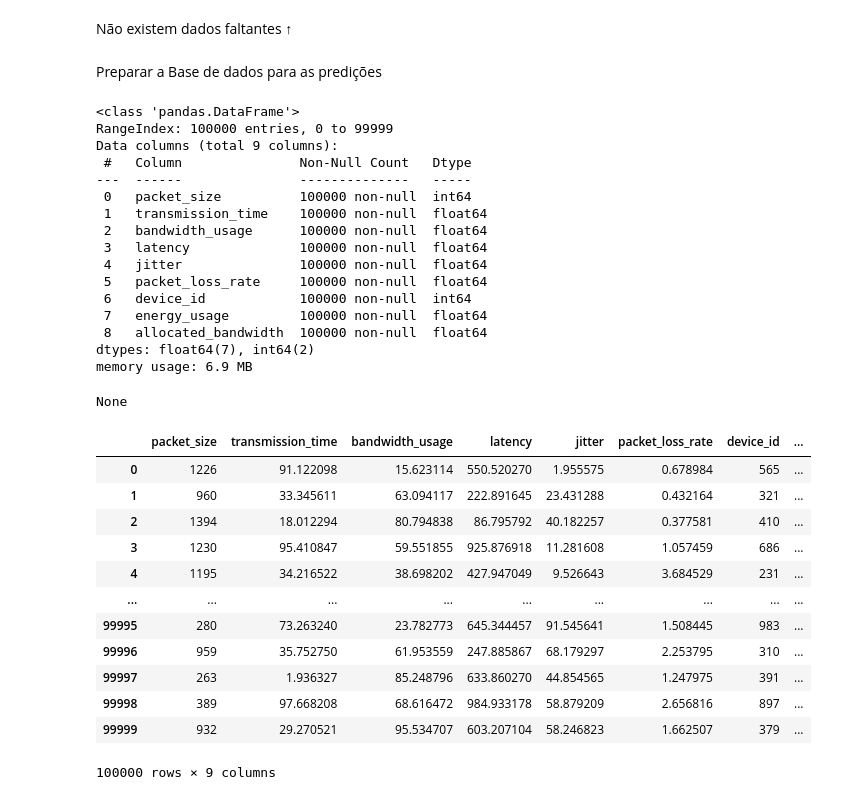
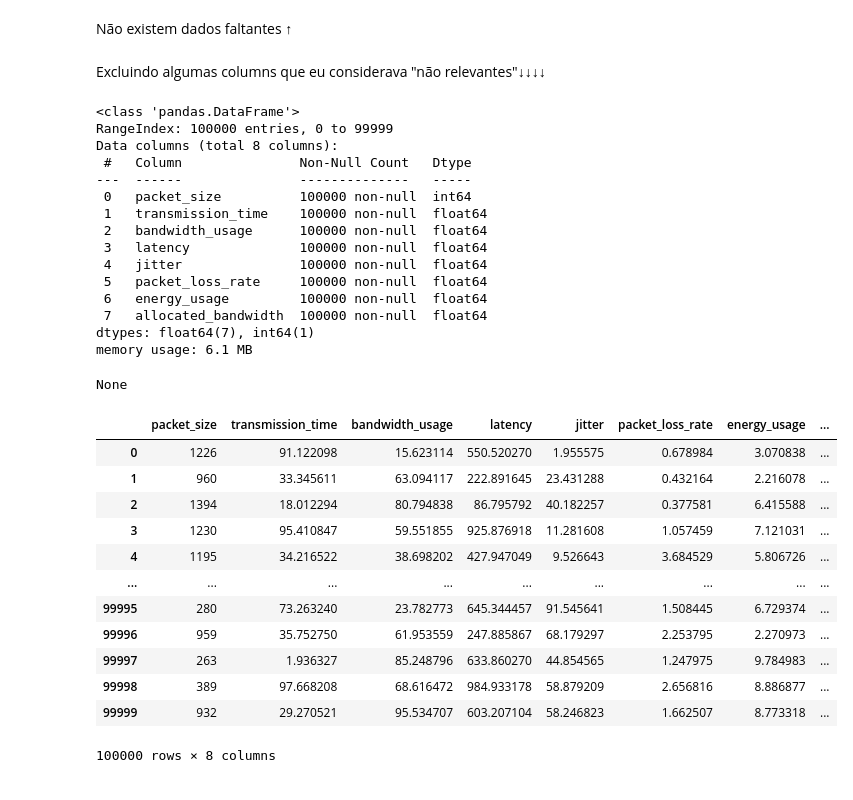
Before and after one commit to JB-2612/desafio.clara, a Jupyter notebook: desafio.ipynb, the cells around one changed output. Drawn from its saved outputs; the diff is of its cells as text; code cells hidden in the pictures.

```diff
--- a/desafio.ipynb
+++ b/desafio.ipynb
@@ -24,40 +25,39 @@ dtype: float64
 # %% [markdown]
 Não existem dados faltantes ↑
 # %% [markdown]
-Preparar a Base de dados para as predições
+Excluindo algumas columns que eu considerava "não relevantes"↓↓↓↓
 # %%
 tabela = pd.read_csv("Iot_Network_data.csv")
-tabela = tabela.drop(columns=["protocol_type", "device_type"])
+tabela = tabela.drop(columns=["protocol_type", "device_type", "device_id"])
 display(tabela.info())
 display(tabela)
 # %% [output]
 <class 'pandas.DataFrame'>
 RangeIndex: 100000 entries, 0 to 99999
-Data columns (total 9 columns):
+Data columns (total 8 columns):
  #   Column               Non-Null Count   Dtype
 ---  ------               --------------   -----
  0   packet_size          100000 non-null  int64
  1   transmission_time    100000 non-null  float64
  2   bandwidth_usage      100000 non-null  float64
  3   latency              100000 non-null  float64
  4   jitter               100000 non-null  float64
  5   packet_loss_rate     100000 non-null  float64
- 6   device_id            100000 non-null  int64
- 7   energy_usage         100000 non-null  float64
- 8   allocated_bandwidth  100000 non-null  float64
-dtypes: float64(7), int64(2)
-memory usage: 6.9 MB
+ 6   energy_usage         100000 non-null  float64
+ 7   allocated_bandwidth  100000 non-null  float64
+dtypes: float64(7), int64(1)
+memory usage: 6.1 MB
 None
-|  | packet_size | transmission_time | bandwidth_usage | latency | jitter | packet_loss_rate | device_id | ... |
-| 0 | 1226 | 91.122098 | 15.623114 | 550.520270 | 1.955575 | 0.678984 | 565 | ... |
-| 1 | 960 | 33.345611 | 63.094117 | 222.891645 | 23.431288 | 0.432164 | 321 | ... |
-| 2 | 1394 | 18.012294 | 80.794838 | 86.795792 | 40.182257 | 0.377581 | 410 | ... |
-| 3 | 1230 | 95.410847 | 59.551855 | 925.876918 | 11.281608 | 1.057459 | 686 | ... |
-| 4 | 1195 | 34.216522 | 38.698202 | 427.947049 | 9.526643 | 3.684529 | 231 | ... |
+|  | packet_size | transmission_time | bandwidth_usage | latency | jitter | packet_loss_rate | energy_usage | ... |
+| 0 | 1226 | 91.122098 | 15.623114 | 550.520270 | 1.955575 | 0.678984 | 3.070838 | ... |
+| 1 | 960 | 33.345611 | 63.094117 | 222.891645 | 23.431288 | 0.432164 | 2.216078 | ... |
+| 2 | 1394 | 18.012294 | 80.794838 | 86.795792 | 40.182257 | 0.377581 | 6.415588 | ... |
+| 3 | 1230 | 95.410847 | 59.551855 | 925.876918 | 11.281608 | 1.057459 | 7.121031 | ... |
+| 4 | 1195 | 34.216522 | 38.698202 | 427.947049 | 9.526643 | 3.684529 | 5.806726 | ... |
 | ... | ... | ... | ... | ... | ... | ... | ... | ... |
-| 99995 | 280 | 73.263240 | 23.782773 | 645.344457 | 91.545641 | 1.508445 | 983 | ... |
-| 99996 | 959 | 35.752750 | 61.953559 | 247.885867 | 68.179297 | 2.253795 | 310 | ... |
-| 99997 | 263 | 1.936327 | 85.248796 | 633.860270 | 44.854565 | 1.247975 | 391 | ... |
-| 99998 | 389 | 97.668208 | 68.616472 | 984.933178 | 58.879209 | 2.656816 | 897 | ... |
-| 99999 | 932 | 29.270521 | 95.534707 | 603.207104 | 58.246823 | 1.662507 | 379 | ... |
+| 99995 | 280 | 73.263240 | 23.782773 | 645.344457 | 91.545641 | 1.508445 | 6.729374 | ... |
+| 99996 | 959 | 35.752750 | 61.953559 | 247.885867 | 68.179297 | 2.253795 | 2.270973 | ... |
+| 99997 | 263 | 1.936327 | 85.248796 | 633.860270 | 44.854565 | 1.247975 | 9.784983 | ... |
+| 99998 | 389 | 97.668208 | 68.616472 | 984.933178 | 58.879209 | 2.656816 | 8.886877 | ... |
+| 99999 | 932 | 29.270521 | 95.534707 | 603.207104 | 58.246823 | 1.662507 | 8.773318 | ... |
-100000 rows × 9 columns
+100000 rows × 8 columns
```
Also changed, not shown: parts of 13 cells of this notebook, 1 other file.
